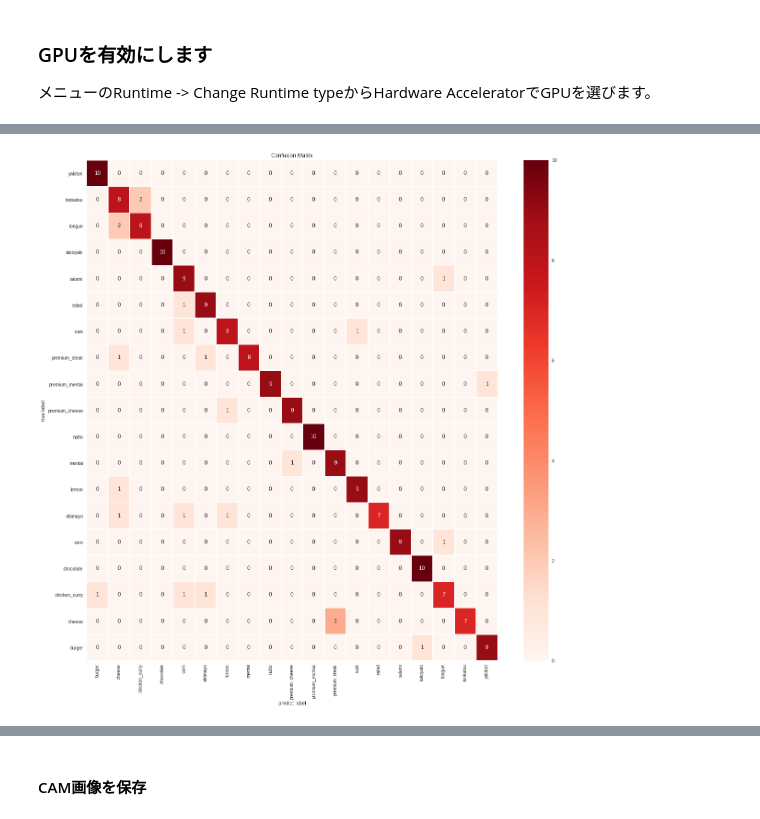
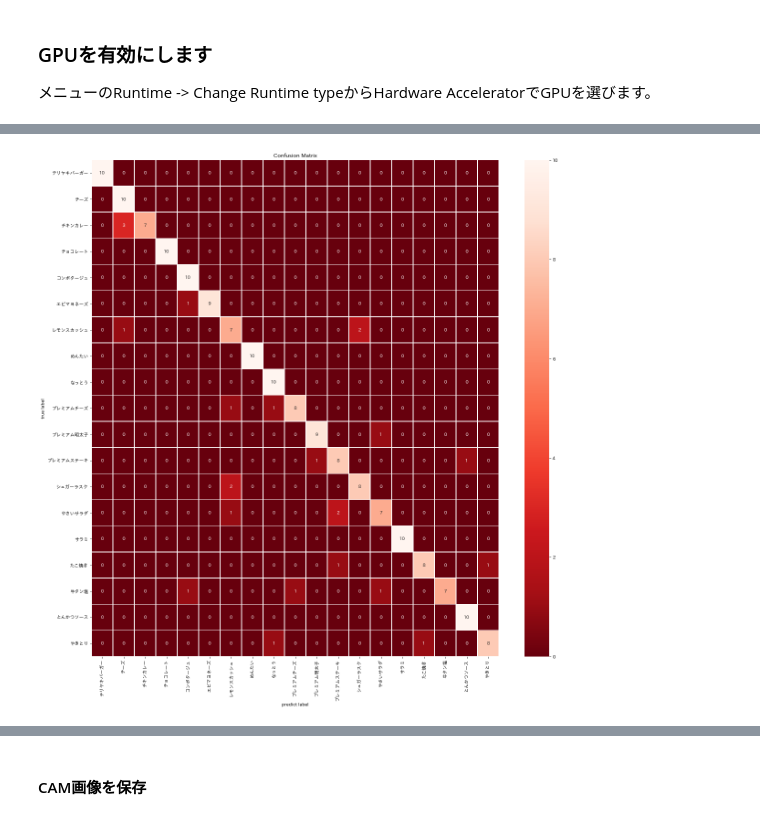
Before and after one commit to yasudakn/umaibar, a Jupyter notebook: interface-201812-3-umaibar-classifier.ipynb, the cells around one changed output, grey strips where cells are left out. Cells and saved outputs as stored; diff of their text form; code cells hidden in the pictures.

```diff
--- a/interface-201812-3-umaibar-classifier.ipynb
+++ b/interface-201812-3-umaibar-classifier.ipynb
@@ -184,3 +211,10 @@ for layer in model.layers[:int(layer_num * 0.8)]:
    layer.trainable = False
 for layer in model.layers[int(layer_num * 0.8):]:
    layer.trainable = True
+
+lr, decay, eps, bs = (0.001, 1e-3, 1e-8, 32)
+
+from keras.optimizers import Adam
+model.compile(optimizer=Adam(lr=lr, decay=decay, epsilon=eps), loss='categorical_crossentropy', metrics=['accuracy'])
+
+model.summary()
@@ -207,19 +239,14 @@ _________________________________________________________________
 # %%
 from keras.callbacks import TensorBoard, ModelCheckpoint, EarlyStopping
 
-lr, decay, eps, bs = (0.001, 1e-4, 1e-8, 32)
-
-from keras.optimizers import Adam
-model.compile(optimizer=Adam(lr=lr, decay=decay, epsilon=eps), loss='categorical_crossentropy', metrics=['accuracy'])
-
-epochs = 200
+epochs = 500
 s_epochs = int(train_generator.samples / bs)
 v_steps = int(test_generator.samples / bs)
 
 fpath = 'umaibar_'+ base_model.name + '_weights.{epoch:03d}-{loss:.2f}-{acc:.2f}-{val_loss:.2f}-{val_acc:.2f}.h5'
 cp_cb = ModelCheckpoint(filepath = fpath, monitor='val_loss', verbose=1, save_best_only=True, mode='auto')
 tb_cb = TensorBoard(log_dir="./tensorlog", histogram_freq=0)
-es_cb = EarlyStopping(monitor='val_loss', verbose=1, mode='auto', patience=20, min_delta=0.0001)
+es_cb = EarlyStopping(monitor='val_loss', verbose=1, mode='auto', patience=60, min_delta=0.0001)
 
 model.fit_generator(
     train_generator,
@@ -253,6 +280,6 @@ Epoch 00094: early stopping
 # %%
 # 上で出来上がったval_lossが一番小さいモデルの重みファイルの読み込み
-BEST_SCORE_WEIGHTS_FILE = 'umaibar_vgg16_weights.074-0.06-0.98-0.33-0.89.h5'
+BEST_SCORE_WEIGHTS_FILE = 'umaibar_vgg16_weights.059-0.08-0.98-0.35-0.88.h5'
 model.load_weights(BEST_SCORE_WEIGHTS_FILE, by_name=False)
 
 from keras.optimizers import Adam
@@ -265,11 +294,11 @@ scores = model.predict_generator(test_generator, steps=6)
 # %%
 # 日本語を図に入れたい場合はフォントをインストールする必要があります
-#target_classes = ['テリヤキバーガー', 'チーズ', 'チキンカレー', 'チョコレート', 'コンポタージュ', 'エビマヨネーズ',
-#           'レモンスカッシュ', 'めんたい', 'なっとう', 'プレミアムチーズ', 'プレミアム明太子', 'プレミアムステーキ',
-#           'シュガーラスク', 'やさいサラダ', 'サラミ', 'たこ焼き', '牛タン塩', 'とんかつソース', 'やきとり']
-target_classes = ['burger', 'cheese', 'chicken_curry', 'chocolate', 'corn', 'ebimayo', 'lemon', 'mentai', 'natto',
-                 'premium_cheese', 'premium_mentai', 'premium_steak', 'rusk', 'salad', 'salami', 'takoyaki', 'tongue', 'tonkatsu',
-                 'yakitori']
+target_classes = ['テリヤキバーガー', 'チーズ', 'チキンカレー', 'チョコレート', 'コンポタージュ', 'エビマヨネーズ',
+           'レモンスカッシュ', 'めんたい', 'なっとう', 'プレミアムチーズ', 'プレミアム明太子', 'プレミアムステーキ',
+           'シュガーラスク', 'やさいサラダ', 'サラミ', 'たこ焼き', '牛タン塩', 'とんかつソース', 'やきとり']
+#target_classes = ['burger', 'cheese', 'chicken_curry', 'chocolate', 'corn', 'ebimayo', 'lemon', 'mentai', 'natto',
+#                 'premium_cheese', 'premium_mentai', 'premium_steak', 'rusk', 'salad', 'salami', 'takoyaki', 'tongue', 'tonkatsu',
+#                 'yakitori']
 # %%
 from sklearn.metrics import classification_report, confusion_matrix
 import numpy as np
@@ -302,24 +331,24 @@ Confusion Matrix
 # %%
 import seaborn as sns
 import matplotlib.pyplot as plt
 import pandas as pd
 
 plt.figure(figsize=(20,20))
 ax= plt.subplot()
 df = pd.DataFrame(data=cm, columns=target_classes, index=target_classes)
-sns.heatmap(df, annot=True, ax = ax, linewidths=.5, fmt="d", cmap='Reds'); #annot=True to annotate cells
+sns.heatmap(df, annot=True, ax = ax, linewidths=.5, fmt="d", cmap='Reds_r'); #annot=True to annotate cells
 
 # labels, title and ticks
 #ax.set_xlabel('予測結果')
 #ax.set_ylabel('正解ラベル')
 ax.set_xlabel('predict label')
 ax.set_ylabel('true label')
 ax.set_title('Confusion Matrix')
 ax.xaxis.set_ticklabels(target_classes, rotation='vertical')
 ax.yaxis.set_ticklabels(target_classes, rotation='horizontal')
 plt.show()
 # %% [output]
-[figure, old version]
+[figure, new version]
 # %%
 import csv
 
```
Also changed, not shown: parts of 40 cells of this notebook.
